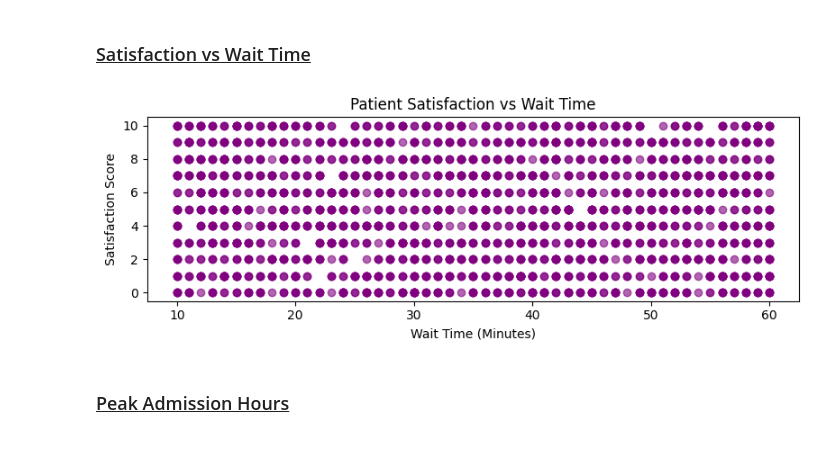
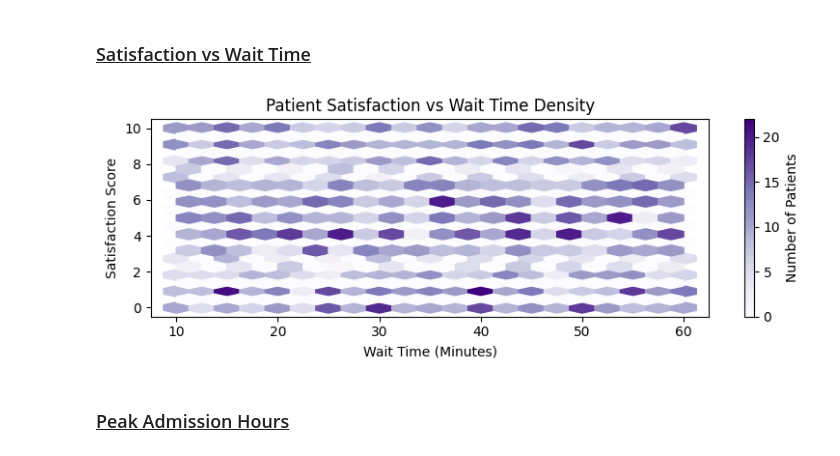
Before and after one commit to Mohammed-Rehaan-Shaikh/hospital-Operations-Analytics, a Jupyter notebook: Python/Healthcare_EDA.ipynb, the cells around one changed output. Saved outputs shown, nothing was run; the diff lists cells and outputs as text; code cells hidden in the pictures.

```diff
--- a/Python/Healthcare_EDA.ipynb
+++ b/Python/Healthcare_EDA.ipynb
@@ -110,16 +110,17 @@ plt.show()
 <h3 style = "text-align:left; text-decoration: underline;">
 Satisfaction vs Wait Time
 </h3>
-# %%
-plt.figure(figsize=(8, 3))
-plt.scatter(df["patient_waittime"], df["patient_satisfaction_score"], color = "purple", alpha=0.6)
-plt.title("Patient Satisfaction vs Wait Time")
-plt.xlabel("Wait Time (Minutes)")
-plt.ylabel("Satisfaction Score")
-plt.tight_layout()
-plt.show()
-# %% [output]
-[figure, removed]
+# %%
+plt.figure(figsize=(8, 3))
+plt.hexbin(df["patient_waittime"], df["patient_satisfaction_score"], cmap="Purples", gridsize=20)
+plt.colorbar(label="Number of Patients")
+plt.title("Patient Satisfaction vs Wait Time Density")
+plt.xlabel("Wait Time (Minutes)")
+plt.ylabel("Satisfaction Score")
+plt.tight_layout()
+plt.show()
+# %% [output]
+[figure, added]
 # %% [markdown]
 <h3 style = "text-alig:left; text-decoration: underline;">
 Peak Admission Hours
```
Also changed, not shown: parts of 4 cells of this notebook, 2 other files.
